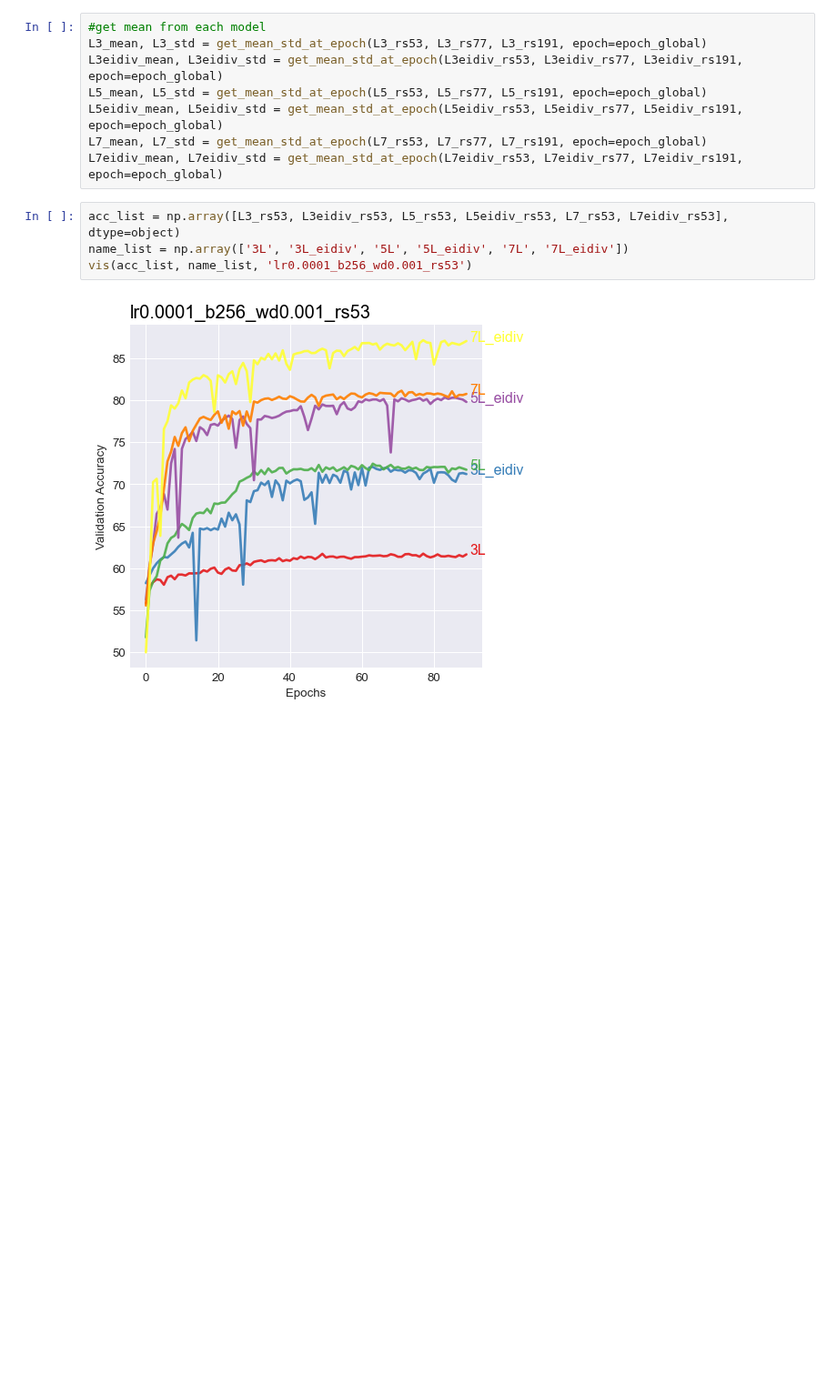
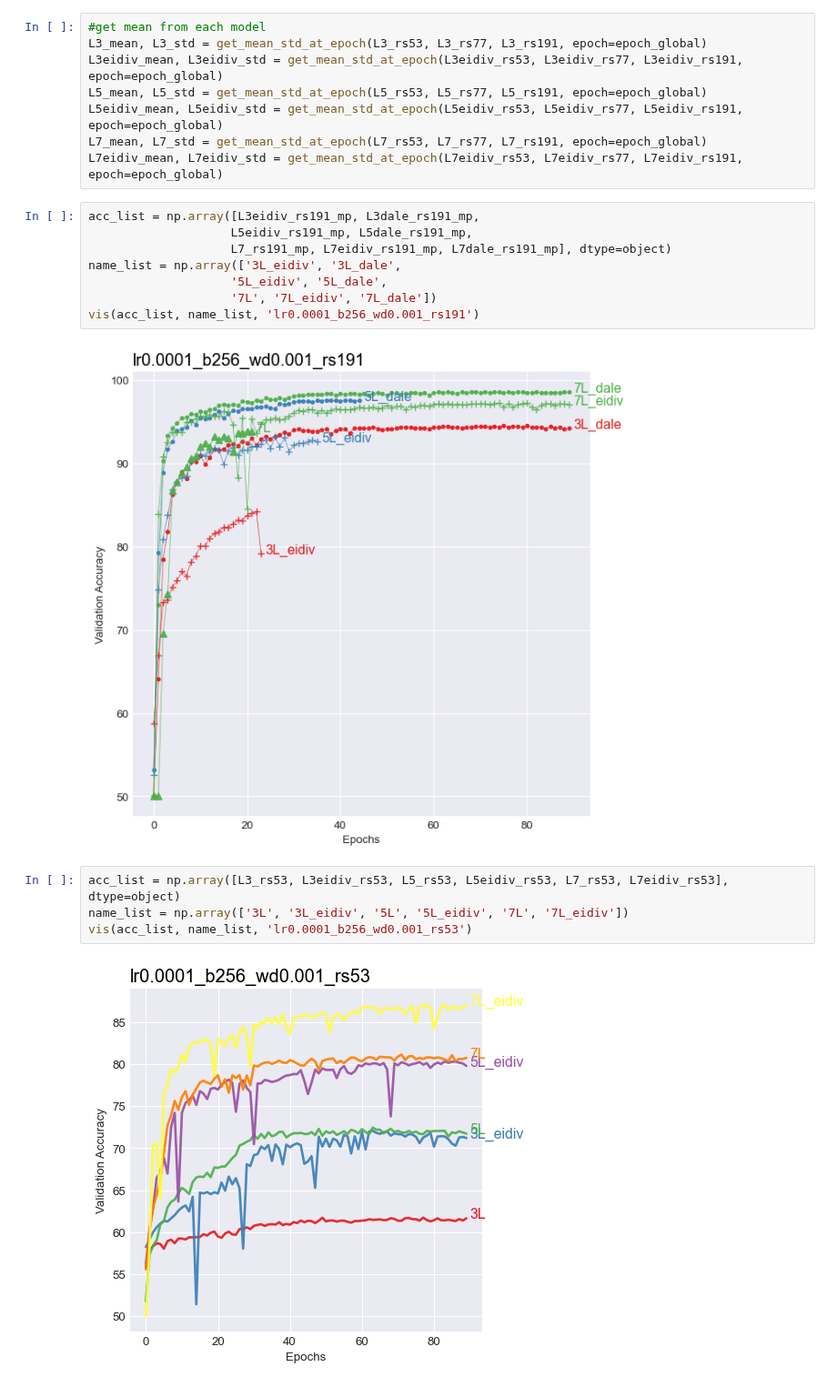
Before and after one commit to hiyuantang/marked_long, a Jupyter notebook: results/vis.ipynb, the cells around one changed output. Shown at 91% size. Saved outputs shown, nothing was run; the diff lists cells and outputs as text; blank space fills up the shorter version.

```diff
--- a/results/vis.ipynb
+++ b/results/vis.ipynb
@@ -100,6 +106,16 @@ L5_mean, L5_std = get_mean_std_at_epoch(L5_rs53, L5_rs77, L5_rs191, epoch=epoch_
 L5eidiv_mean, L5eidiv_std = get_mean_std_at_epoch(L5eidiv_rs53, L5eidiv_rs77, L5eidiv_rs191, epoch=epoch_global)
 L7_mean, L7_std = get_mean_std_at_epoch(L7_rs53, L7_rs77, L7_rs191, epoch=epoch_global)
 L7eidiv_mean, L7eidiv_std = get_mean_std_at_epoch(L7eidiv_rs53, L7eidiv_rs77, L7eidiv_rs191, epoch=epoch_global)
+# %%
+acc_list = np.array([L3eidiv_rs191_mp, L3dale_rs191_mp,
+                    L5eidiv_rs191_mp, L5dale_rs191_mp,
+                    L7_rs191_mp, L7eidiv_rs191_mp, L7dale_rs191_mp], dtype=object)
+name_list = np.array(['3L_eidiv', '3L_dale',
+                    '5L_eidiv', '5L_dale',
+                    '7L', '7L_eidiv', '7L_dale'])
+vis(acc_list, name_list, 'lr0.0001_b256_wd0.001_rs191')
+# %% [output]
+[figure, added]
 # %%
 acc_list = np.array([L3_rs53, L3eidiv_rs53, L5_rs53, L5eidiv_rs53, L7_rs53, L7eidiv_rs53], dtype=object)
 name_list = np.array(['3L', '3L_eidiv', '5L', '5L_eidiv', '7L', '7L_eidiv'])
```
Also changed, not shown: parts of 2 cells of this notebook, 8 other files.
